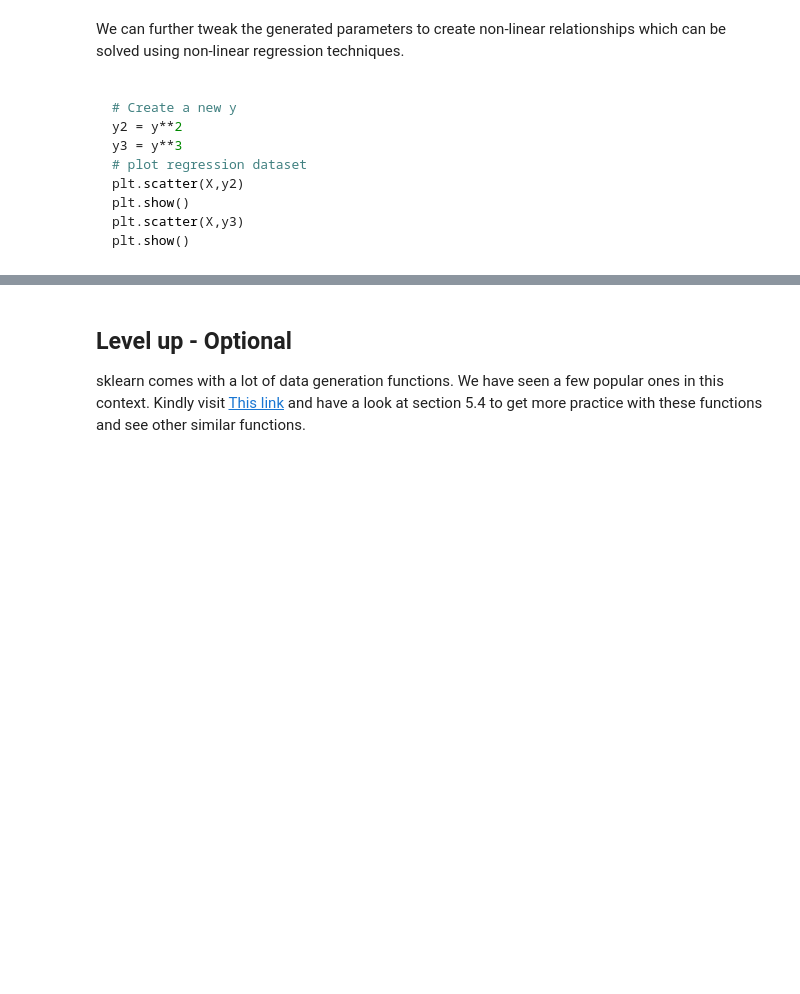
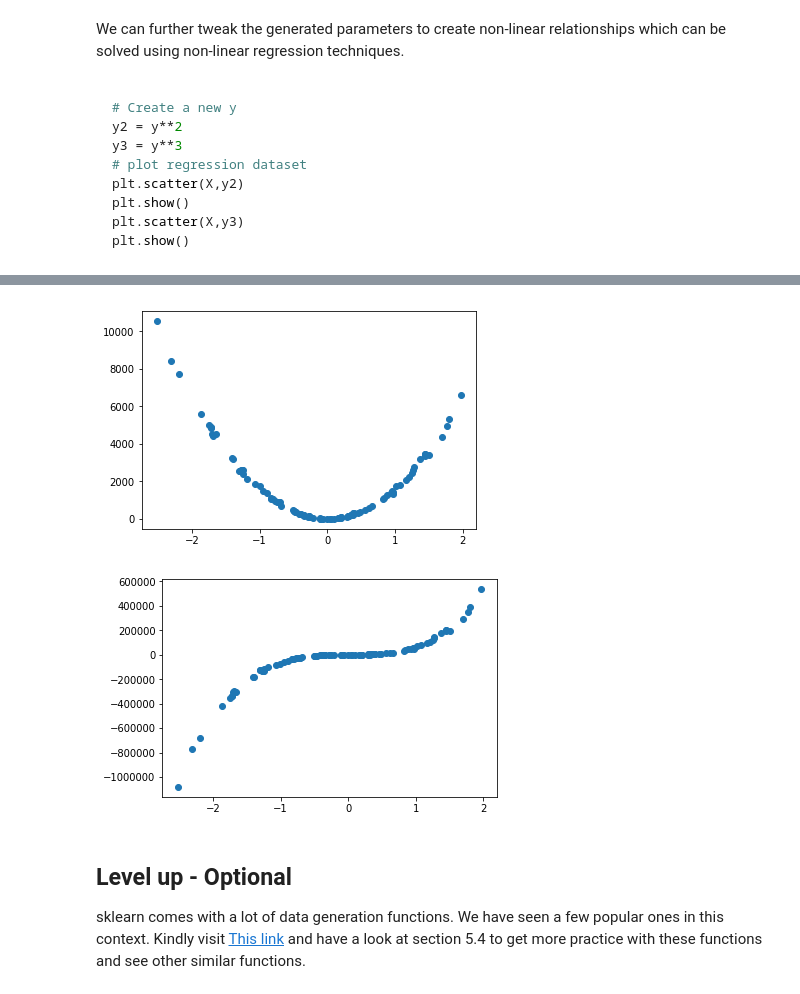
Before and after one commit to npschafer/dsc-generating-data-houston-ds-042219, a Jupyter notebook: index.ipynb, the cells around one changed output, grey strips where cells are left out. Saved outputs shown, nothing was run; the diff lists cells and outputs as text; code cells hidden in the pictures; blank space fills up the shorter version.

```diff
--- a/index.ipynb
+++ b/index.ipynb
@@ -162,3 +157,15 @@ plt.show()
+# %%
+# Create a new y
+y2 = y**2
+y3 = y**3
+# plot regression dataset
+plt.scatter(X,y2)
+plt.show()
+plt.scatter(X,y3)
+plt.show()
+# %% [output]
+[figure, added]
+[figure, added]
 # %% [markdown]
 ## Level up - Optional
 
```
Also changed, not shown: parts of 1 cell of this notebook.
